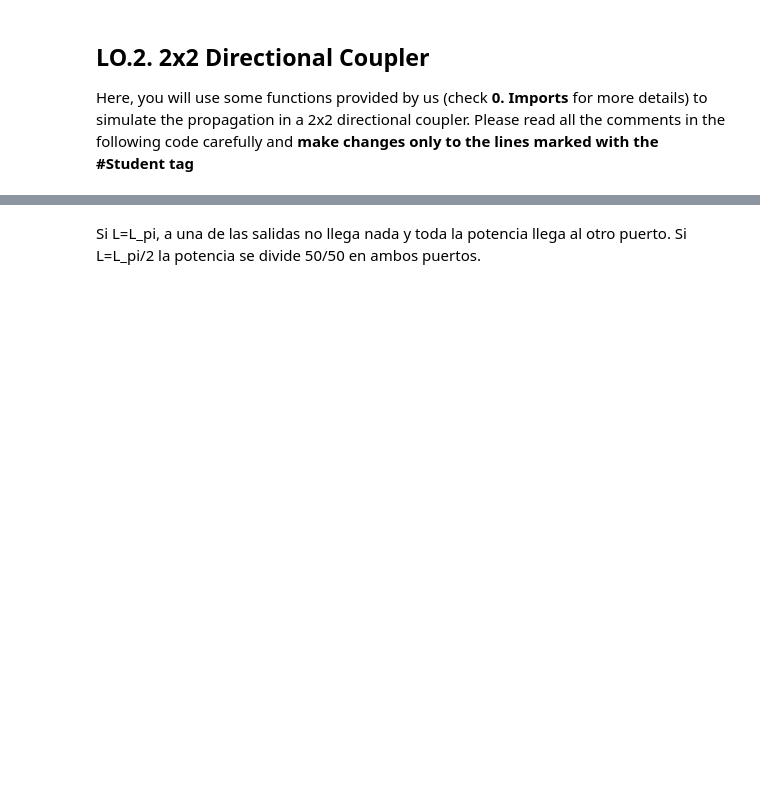
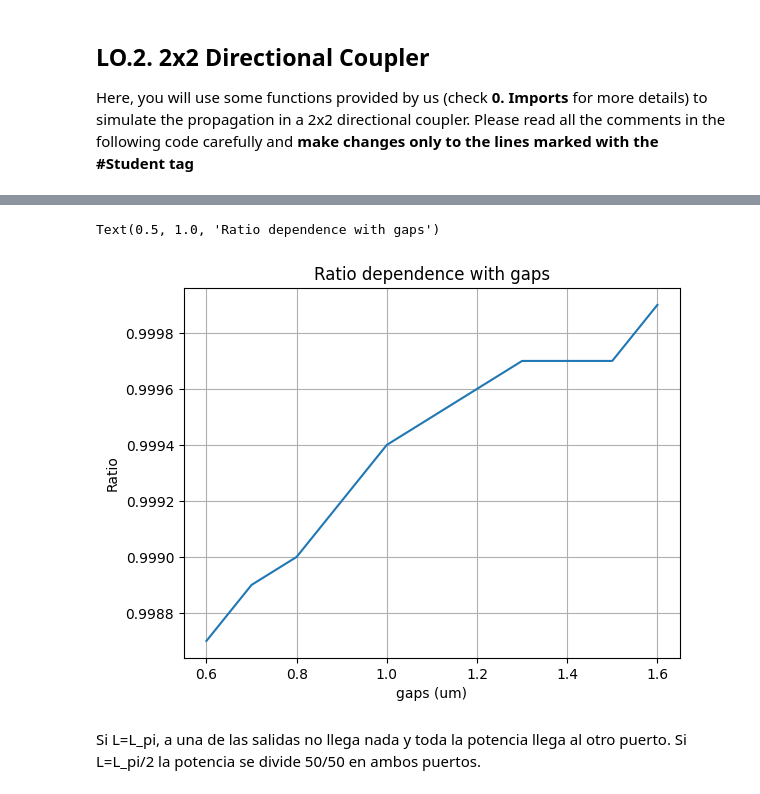
Before and after one commit to davidalcarria/pic-upv-lab2, a Jupyter notebook: COUPLERS_Student.ipynb, the cells around one changed output, grey strips where cells are left out. Cells and saved outputs as stored; diff of their text form; code cells hidden in the pictures; blank space fills up the shorter version.

```diff
--- a/COUPLERS_Student.ipynb
+++ b/COUPLERS_Student.ipynb
@@ -162,3 +175,12 @@ Ratio over OUTs ['0.0011', '0.9989']
+# %%
+plt.plot(gaps,ratio)
+plt.grid()
+plt.xlabel('gaps (um)')
+plt.ylabel('Ratio')
+plt.title('Ratio dependence with gaps')
+# %% [output]
+Text(0.5, 1.0, 'Ratio dependence with gaps')
+[figure, added]
 # %% [markdown]
 Si L=L_pi, a una de las salidas no llega nada y toda la potencia llega al otro puerto. Si L=L_pi/2 la potencia se divide 50/50 en ambos puertos.
 # %% [markdown]
```
Also changed, not shown: parts of 8 cells of this notebook.
